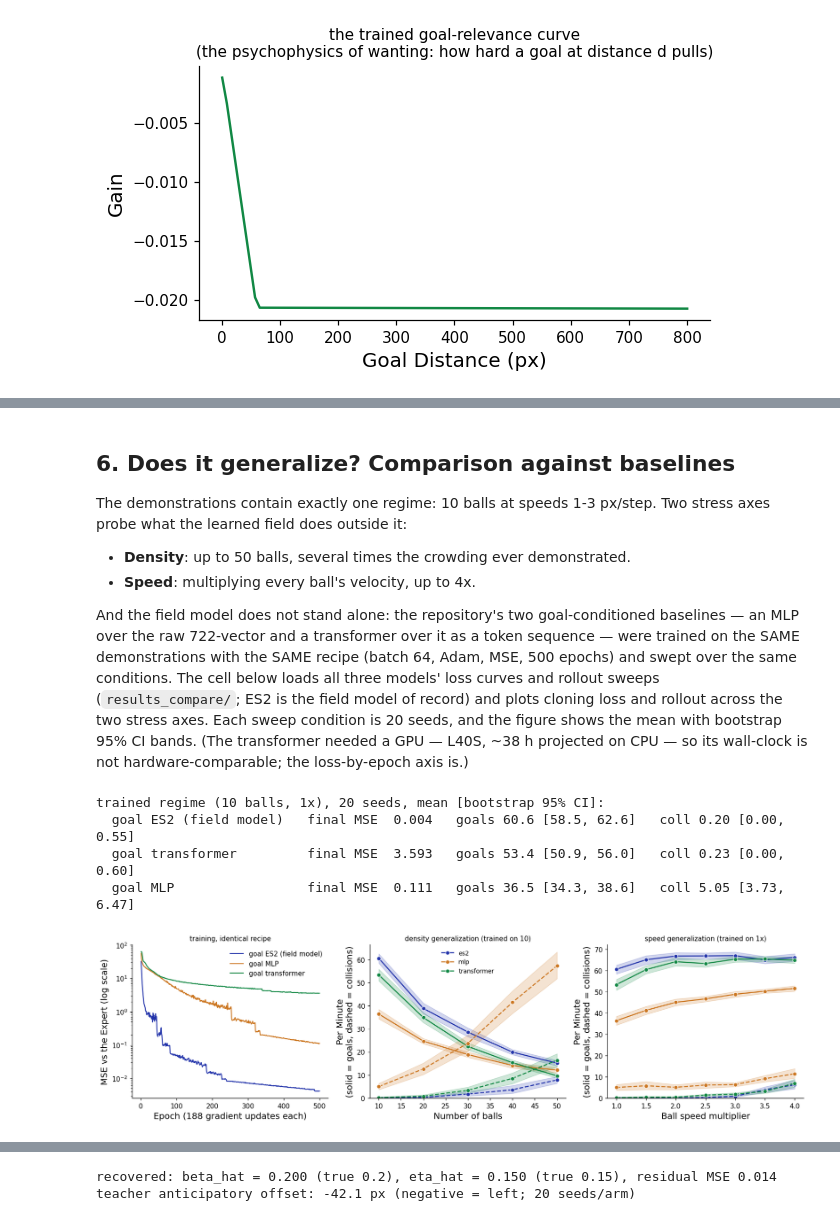
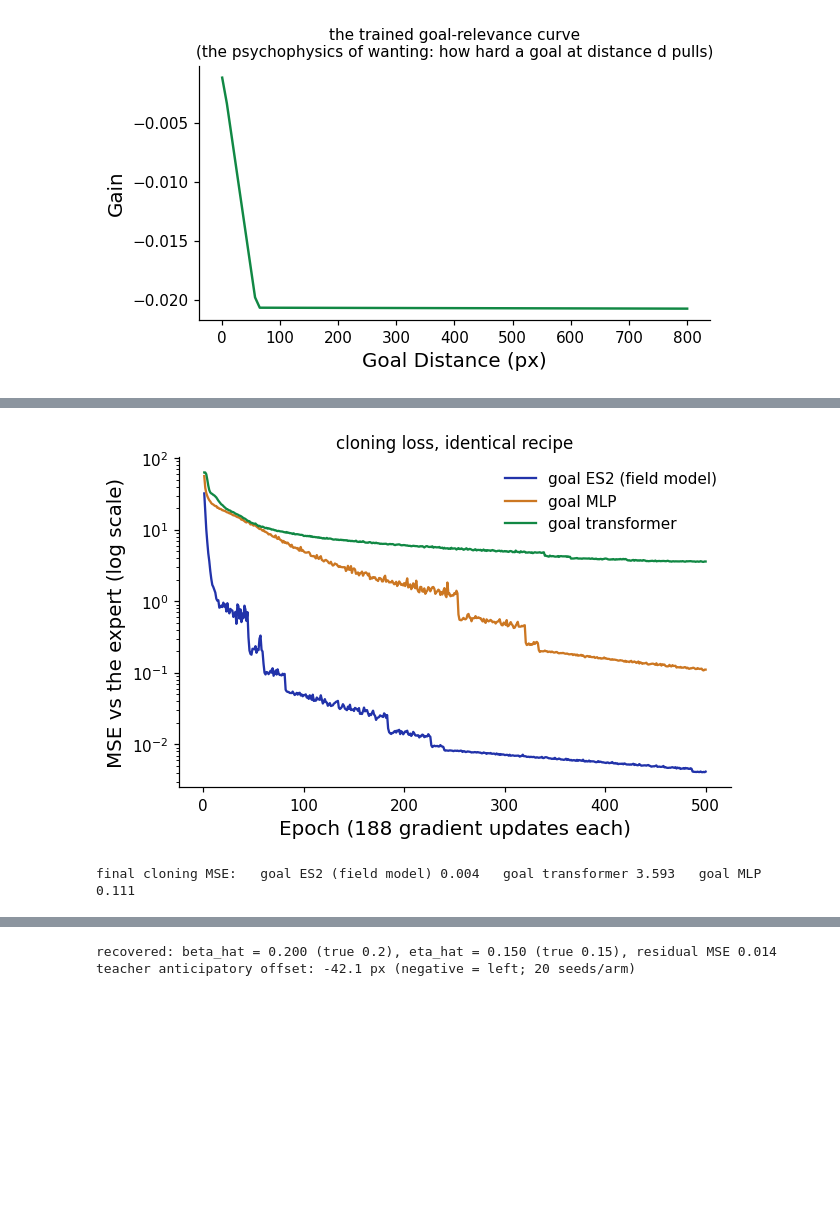
Before and after one commit to HanZhang-psych/Ego-Spatial-Sense, a Jupyter notebook: 2D-Escaping-Ball/tutorial_action_agent.ipynb, the cells around one changed output, grey strips where cells are left out. Drawn from its saved outputs; the diff is of its cells as text; code cells hidden in the pictures; blank space fills up the shorter version.

```diff
--- a/2D-Escaping-Ball/tutorial_action_agent.ipynb
+++ b/2D-Escaping-Ball/tutorial_action_agent.ipynb
@@ -630,95 +612,43 @@ expert: 65.8 goals/min, 0.0 collisions/min
-# %% [markdown]
-## 6. Does it generalize? Comparison against baselines
-
-The demonstrations contain exactly one regime: 10 balls at speeds 1-3
-px/step. Two stress axes probe what the learned field does outside it:
-
-- **Density**: up to 50 balls, several times the crowding ever
-  demonstrated.
-- **Speed**: multiplying every ball's velocity, up to 4x.
-
-And the field model does not stand alone: the repository's two
-goal-conditioned baselines — an MLP over the raw 722-vector and a
-transformer over it as a token sequence — were trained on the SAME
-demonstrations with the SAME recipe (batch 64, Adam, MSE, 500 epochs)
-and swept over the same conditions. The cell below loads all three
-models' loss curves and rollout sweeps (`results_compare/`; ES2 is the
-field model of record) and plots cloning loss and rollout across the two
-stress axes. Each sweep condition is 20 seeds, and the figure shows the
-mean with bootstrap 95% CI bands. (The transformer needed a GPU — L40S,
-~38 h projected on CPU — so its wall-clock is not hardware-comparable;
-the loss-by-epoch axis is.)
 # %%
-# ES2 is the field model of record; MLP and transformer are the baselines,
-# same demonstrations and recipe. Rollout sweeps are 20 seeds/condition
-# (per-seed rows in results_compare/sweep_<model>.csv); seaborn computes the
-# bootstrap 95% CIs. No training happens in this notebook.
+# The field model (ES2) and its two baselines (MLP, transformer), trained on
+# the same demonstrations with the same recipe. This cell loads the shared data
+# used through Sections 5-7: per-model cloning-loss curves and the 20-seed
+# rollout sweeps (results_compare/). No training happens in the notebook.
 import csv
 import glob
 
+import matplotlib.pyplot as plt
 import pandas as pd
 import seaborn as sns
-import matplotlib.pyplot as plt
 from seaborn.algorithms import bootstrap
 
 colors = {"es2": C_ES2, "mlp": C_MLP, "transformer": C_TRF}
 labels = {"es2": "goal ES2 (field model)", "mlp": "goal MLP",
           "transformer": "goal transformer"}
 
 loss = {m: [float(r["loss"]) for r in
             csv.DictReader(open(f"results_compare/loss_goal_{m}.csv"))]
         for m in colors}
 sw = pd.concat(pd.read_csv(f) for f in glob.glob("results_compare/sweep_*.csv"))
 
 def boot_ci(v):
     bs = bootstrap(np.asarray(v, float), func=np.mean, n_boot=10000, seed=0)
     return np.mean(v), *np.percentile(bs, [2.5, 97.5])
 
-print("trained regime (10 balls, 1x), 20 seeds, mean [bootstrap 95% CI]:")
-for m in ["es2", "transformer", "mlp"]:
-    base = sw[(sw.model == m) & (sw.num_balls == 10) & (sw.speed_multiplier == 1.0)]
-    gm, gl, gh = boot_ci(base.goals_per_min)
-    cm, cl, ch = boot_ci(base.collisions_per_min)
-    print(f"  {labels[m]:<24} final MSE {loss[m][-1]:6.3f}   "
-          f"goals {gm:.1f} [{gl:.1f}, {gh:.1f}]   coll {cm:.2f} [{cl:.2f}, {ch:.2f}]")
-
-fig, axes = plt.subplots(1, 3, figsize=(15, 4.2))
-ax = axes[0]
+fig, ax = plt.subplots(figsize=(6, 4))
 for m in colors:
-    ax.plot(range(1, len(loss[m]) + 1), loss[m], color=colors[m], lw=1.4,
+    ax.plot(range(1, len(loss[m]) + 1), loss[m], color=colors[m], lw=1.5,
             label=labels[m])
 ax.set_yscale("log")
 ax.set_xlabel("Epoch (188 gradient updates each)", fontsize=13)
-ax.set_ylabel("MSE vs the Expert (log scale)", fontsize=13)
-ax.set_title("training, identical recipe", fontsize=10)
+ax.set_ylabel("MSE vs the expert (log scale)", fontsize=13)
+ax.set_title("cloning loss, identical recipe", fontsize=11)
 ax.legend()
-
-# density and speed panels: seaborn draws the mean line + bootstrap 95% CI band
-# (solid = goals, dashed = collisions), over the 20 per-seed rows per condition
-for ax, data, x_key, xlab, ttl in [
-        (axes[1], sw[sw.speed_multiplier == 1.0], "num_balls",
-         "Number of balls", "density generalization (trained on 10)"),
-        (axes[2], sw[sw.num_balls == 10], "speed_multiplier",
-         "Ball speed multiplier", "speed generalization (trained on 1x)")]:
-    sns.lineplot(data=data, x=x_key, y="goals_per_min", hue="model",
-                 hue_order=list(colors), palette=colors, errorbar=("ci", 95),
-                 n_boot=10000, seed=0, marker="o", ax=ax,
-                 legend=(ax is axes[1]))
-    sns.lineplot(data=data, x=x_key, y="collisions_per_min", hue="model",
-                 hue_order=list(colors), palette=colors, errorbar=("ci", 95),
-                 n_boot=10000, seed=0, marker="o", linestyle="--",
-                 legend=False, ax=ax)
-    ax.set_xlabel(xlab, fontsize=13)
-    ax.set_ylabel("Per Minute\n(solid = goals, dashed = collisions)", fontsize=13)
-    ax.set_title(ttl, fontsize=10)
-    ax.set_ylim(bottom=0)
-    if ax is axes[1]:
-        ax.legend(fontsize=9)
 plt.tight_layout()
 plt.show()
+
+print("final cloning MSE:   " + "   ".join(
+    f"{labels[m]} {loss[m][-1]:.3f}" for m in ["es2", "transformer", "mlp"]))
 # %% [output]
+[figure, new version]
-trained regime (10 balls, 1x), 20 seeds, mean [bootstrap 95% CI]:
-  goal ES2 (field model)   final MSE  0.004   goals 60.6 [58.5, 62.6]   coll 0.20 [0.00, 0.55]
-  goal transformer         final MSE  3.593   goals 53.4 [50.9, 56.0]   coll 0.23 [0.00, 0.60]
-  goal MLP                 final MSE  0.111   goals 36.5 [34.3, 38.6]   coll 5.05 [3.73, 6.47]
+final cloning MSE:   goal ES2 (field model) 0.004   goal transformer 3.593   goal MLP 0.111
-[figure, old version]
```
Also changed, not shown: parts of 9 cells of this notebook.
